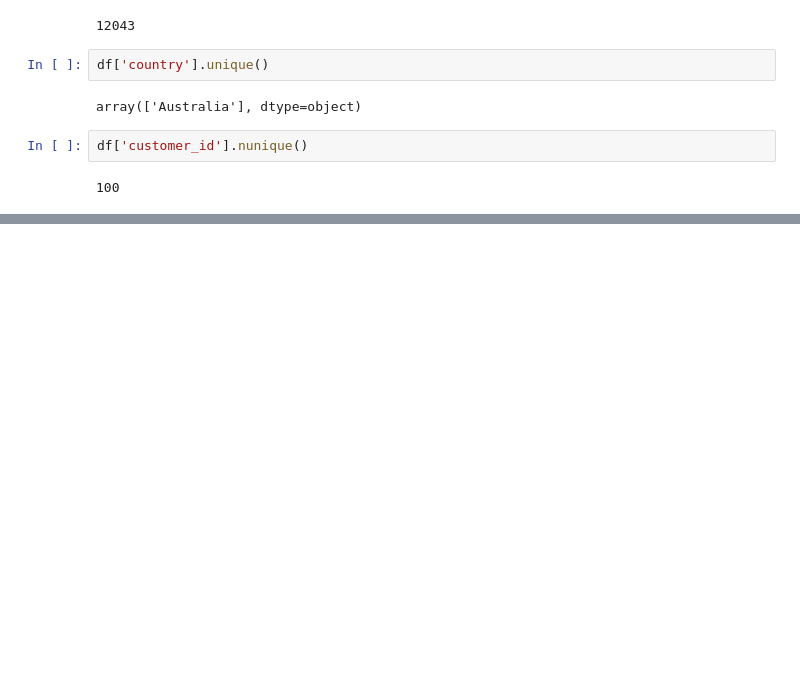
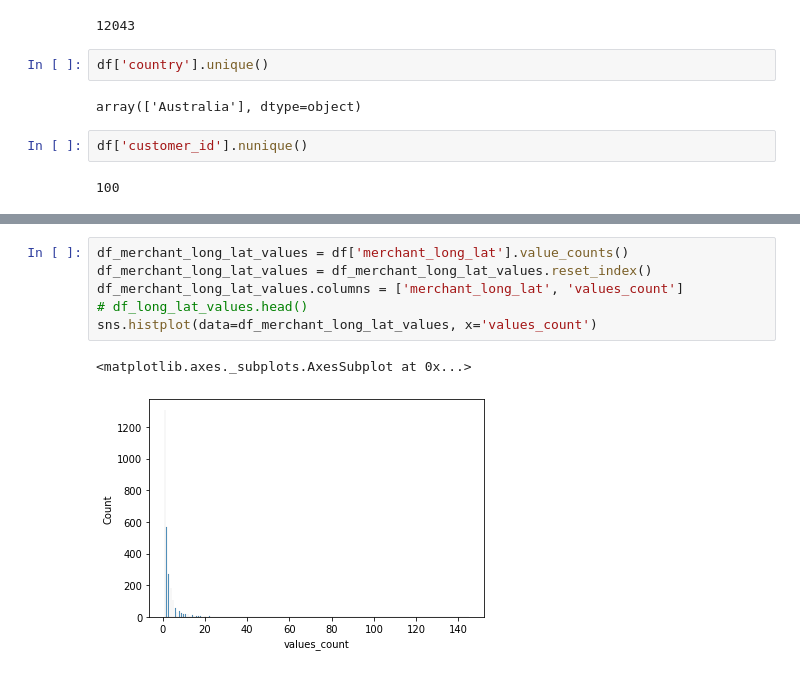
Before and after one commit to nug1209/ANZ_Data_Virtual_Experience, a Jupyter notebook: ANZ_Data_Analytics.ipynb, the cells around one changed output, grey strips where cells are left out. Cells and saved outputs as stored; diff of their text form; blank space fills up the shorter version.

```diff
--- a/ANZ_Data_Analytics.ipynb
+++ b/ANZ_Data_Analytics.ipynb
@@ -383,0 +439,9 @@ df['merchant_long_lat'].nunique()
+# %%
+df_merchant_long_lat_values = df['merchant_long_lat'].value_counts()
+df_merchant_long_lat_values = df_merchant_long_lat_values.reset_index()
+df_merchant_long_lat_values.columns = ['merchant_long_lat', 'values_count']
+# df_long_lat_values.head()
+sns.histplot(data=df_merchant_long_lat_values, x='values_count')
+# %% [output]
+<matplotlib.axes._subplots.AxesSubplot at 0x...>
+[figure, added]
```
Also changed, not shown: parts of 8 cells of this notebook.
